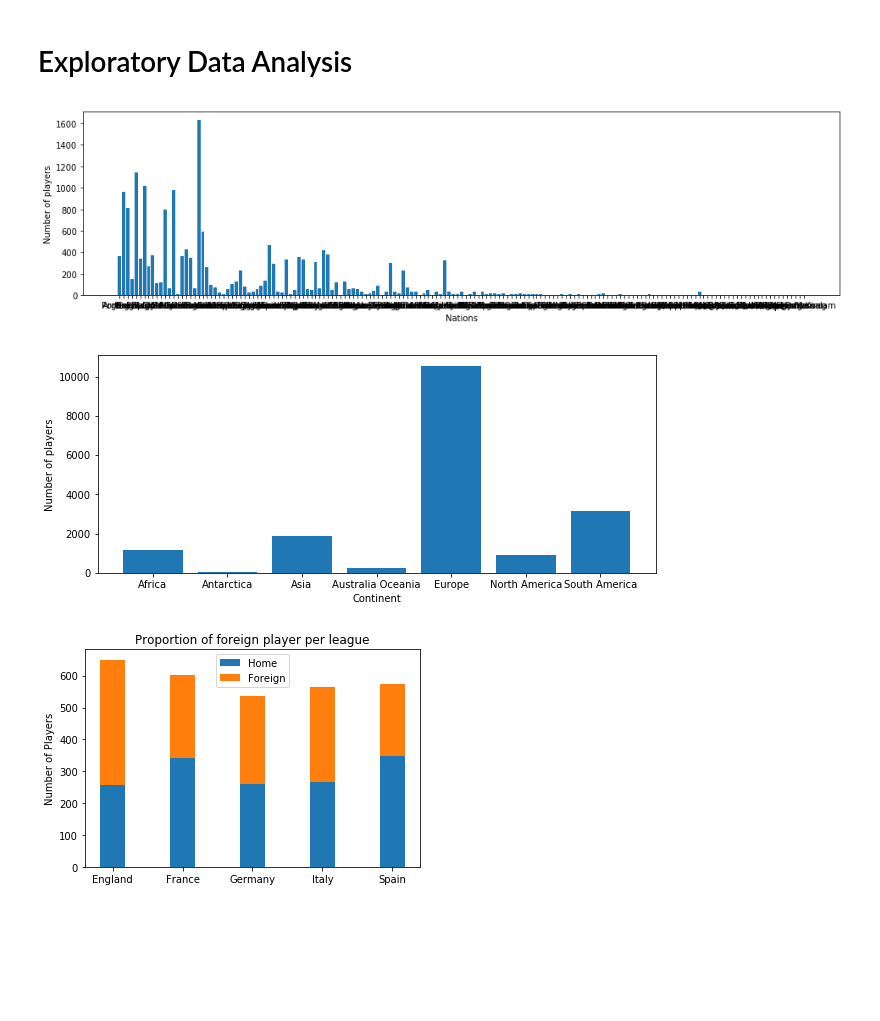
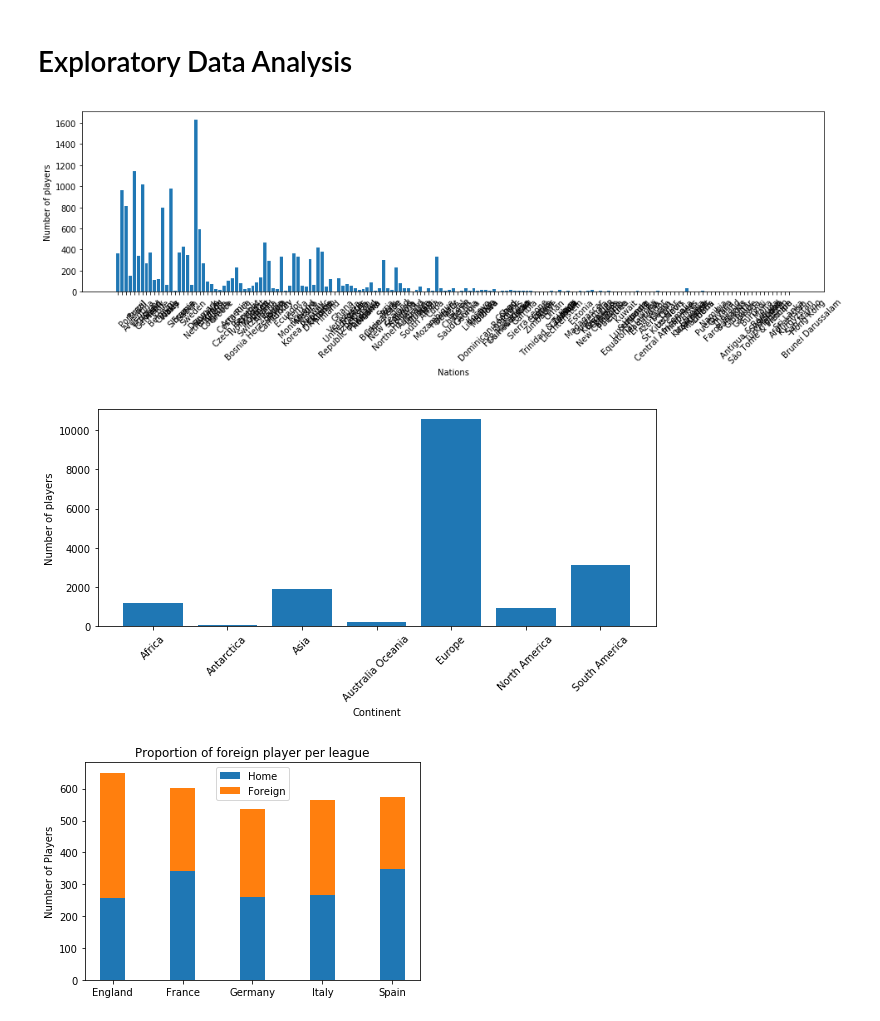
Before and after one commit to Fournierp/Fifa18, a Jupyter notebook: Fifa 18 Model.ipynb, the cells around one changed output. Cells and saved outputs as stored; diff of their text form; code cells hidden in the pictures; blank space fills up the shorter version.

Commit message:
Changed graph label settings

```diff
--- a/Fifa 18 Model.ipynb
+++ b/Fifa 18 Model.ipynb
@@ -97,24 +97,24 @@ processed_df['ST'] = processed_df['ST'].apply(strToInt)
 # %%
 #Show the number of player per country
 nations = {'Nation': 0}
 def count_nations(nation):
     if (nation in nations):
         nations[nation] = nations[nation]+1
     else:
         nations[nation] = 1
 
 processed_df['Nationality'].apply(count_nations)
 nations.pop('Nation', None)
 
 fig = plt.figure(figsize=(16,4))
 ax = fig.add_subplot(111)
 ax.bar(range(len(nations)), list(nations.values()))
-plt.xticks(range(len(nations)), list(nations.keys()))
+plt.xticks(range(len(nations)), list(nations.keys()), rotation=45,  ha='left')
 plt.xlabel('Nations')
 plt.ylabel('Number of players')
 plt.show()
 # %% [output]
-[figure, old version]
+[figure, new version]
 # %%
 continent_list = {
     'Africa' : ['Algeria','Angola','Benin','Botswana','Burkina','Burundi','Cameroon','Cape Verde','Central African Republic','Chad','Comoros','Congo','DR Congo','Djibouti','Egypt','Equatorial Guinea','Eritrea','Ethiopia','Gabon','Gambia','Ghana','Guinea','Guinea Bissau','Ivory Coast','Kenya','Lesotho','Liberia','Libya','Madagascar','Malawi','Mali','Mauritania','Mauritius','Morocco','Mozambique','Namibia','Niger','Nigeria','Rwanda','Sao Tome and Principe','Senegal','Seychelles','Sierra Leone','Somalia','South Africa','South Sudan','Sudan','Swaziland','Tanzania','Togo','Tunisia','Uganda','Zambia','Zimbabwe','Burkina Faso'],
@@ -139,12 +139,12 @@ processed_df['Nationality'].apply(count_continent)
 fig = plt.figure(figsize=(10,4))
 ax = fig.add_subplot(111)
 ax.bar(range(len(continents)), list(continents.values()))
-plt.xticks(range(len(continents)), list(continents.keys()))
+plt.xticks(range(len(continents)), list(continents.keys()), rotation = 45)
 plt.xlabel('Continent')
 plt.ylabel('Number of players')
 plt.show()
 # %% [output]
-[figure, old version]
+[figure, new version]
 # %%
 #The proportion of foreign player per league
 club_list_per_league = {
```
Also changed, not shown: parts of 3 cells of this notebook.
